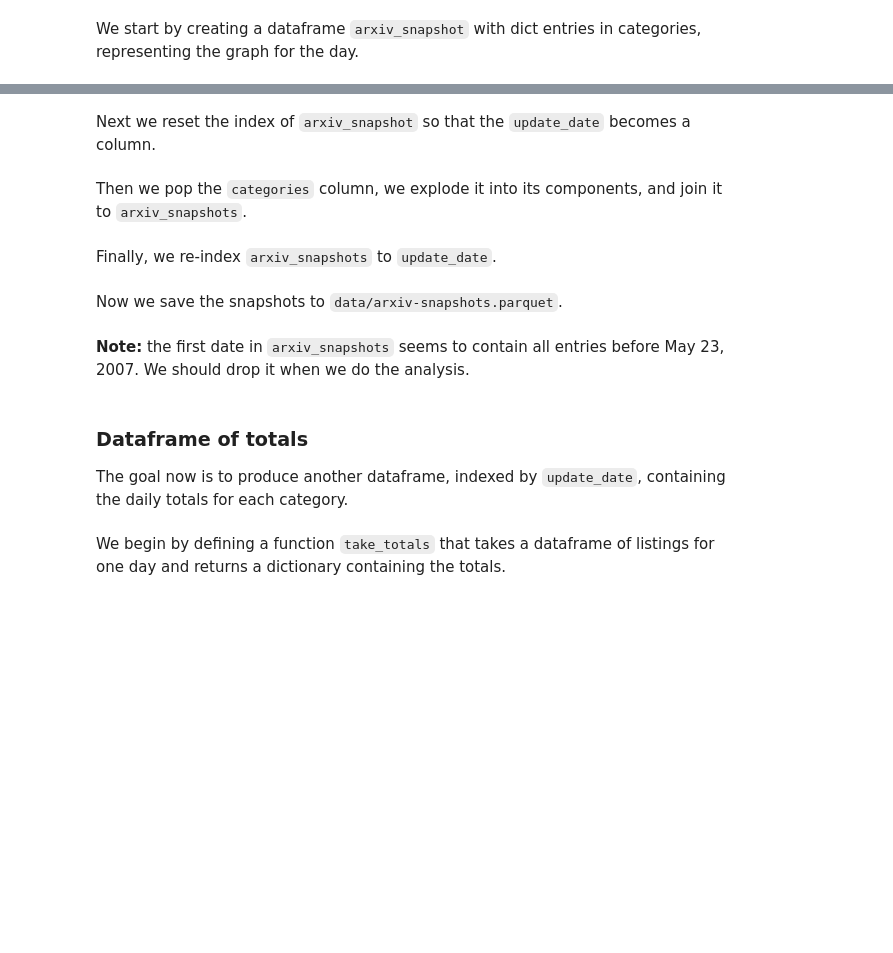
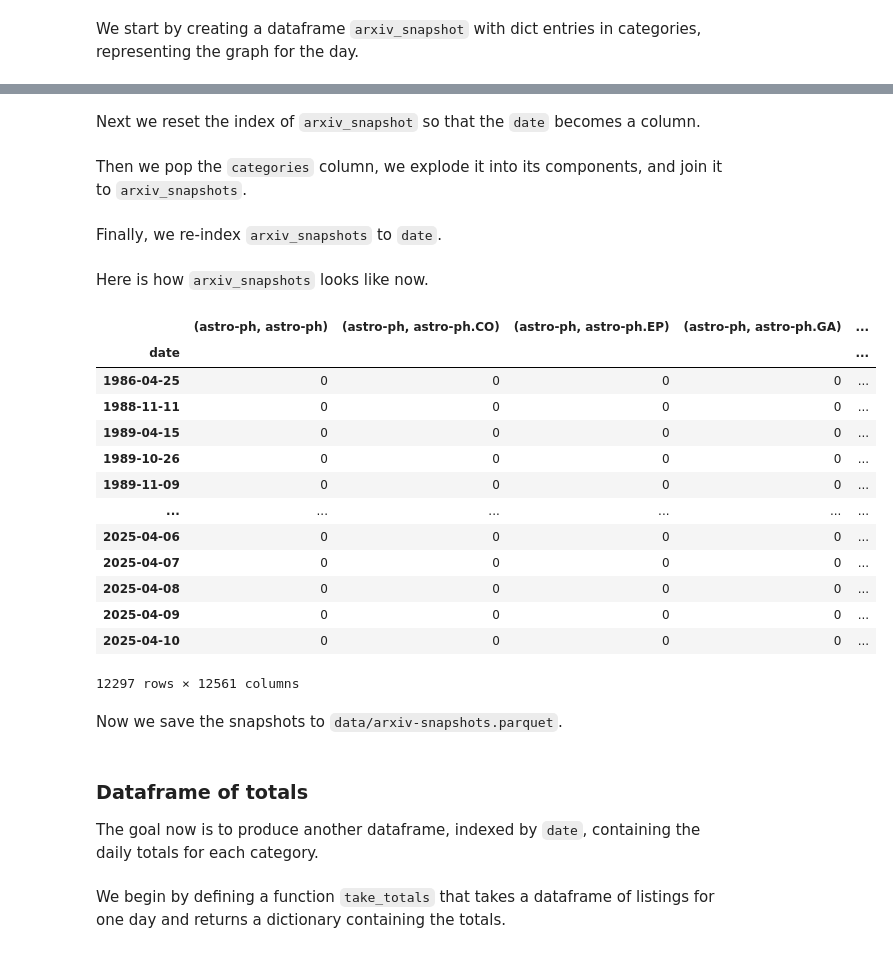
Before and after one commit to albesianor/arxiv-heatmap, a Jupyter notebook: notes/crunching.ipynb, the cells around one changed output, grey strips where cells are left out. Cells and saved outputs as stored; diff of their text form; code cells hidden in the pictures; blank space fills up the shorter version.

```diff
--- a/notes/crunching.ipynb
+++ b/notes/crunching.ipynb
@@ -49,4 +49,4 @@ Now we create a dataframe `arxiv_snapshots` containing the daily snapshots of ar
 # %% [markdown]
 We start by creating a dataframe `arxiv_snapshot` with dict entries in categories, representing the graph for the day.
 # %%
-arxiv_snapshots = arxiv_metadata.drop(columns=['id']).groupby('update_date').agg({'categories': take_snapshot})
+arxiv_snapshots = arxiv_metadata.drop(columns=['id']).groupby('date').agg({'categories': take_snapshot})
@@ -53,5 +72,5 @@ arxiv_snapshots = arxiv_metadata.drop(columns=['id']).groupby('update_date').agg
 # %% [markdown]
-Next we reset the index of `arxiv_snapshot` so that the `update_date` becomes a column.
+Next we reset the index of `arxiv_snapshot` so that the `date` becomes a column.
 # %%
 arxiv_snapshots.reset_index(inplace=True)
 # %% [markdown]
@@ -59,18 +78,35 @@ Then we pop the `categories` column, we explode it into its components, and join
 # %%
 arxiv_snapshots = arxiv_snapshots.join(pd.DataFrame(arxiv_snapshots.pop('categories').tolist()))
 # %% [markdown]
-Finally, we re-index `arxiv_snapshots` to `update_date`.
+Finally, we re-index `arxiv_snapshots` to `date`.
 # %%
-arxiv_snapshots.set_index('update_date', inplace=True)
+arxiv_snapshots.set_index('date', inplace=True)
+# %% [markdown]
+Here is how `arxiv_snapshots` looks like now.
+# %%
+arxiv_snapshots
+# %% [output]
+|  | (astro-ph, astro-ph) | (astro-ph, astro-ph.CO) | (astro-ph, astro-ph.EP) | (astro-ph, astro-ph.GA) | ... |
+| date |  |  |  |  | ... |
+| 1986-04-25 | 0 | 0 | 0 | 0 | ... |
+| 1988-11-11 | 0 | 0 | 0 | 0 | ... |
+| 1989-04-15 | 0 | 0 | 0 | 0 | ... |
+| 1989-10-26 | 0 | 0 | 0 | 0 | ... |
+| 1989-11-09 | 0 | 0 | 0 | 0 | ... |
+| ... | ... | ... | ... | ... | ... |
+| 2025-04-06 | 0 | 0 | 0 | 0 | ... |
+| 2025-04-07 | 0 | 0 | 0 | 0 | ... |
+| 2025-04-08 | 0 | 0 | 0 | 0 | ... |
+| 2025-04-09 | 0 | 0 | 0 | 0 | ... |
+| 2025-04-10 | 0 | 0 | 0 | 0 | ... |
+12297 rows × 12561 columns
 # %% [markdown]
 Now we save the snapshots to `data/arxiv-snapshots.parquet`.
 # %%
 arxiv_snapshots.to_parquet('../data/arxiv-snapshots.parquet')
-# %% [markdown]
-**Note:** the first date in `arxiv_snapshots` seems to contain all entries before May 23, 2007.  We should drop it when we do the analysis.
 # %% [markdown]
 ### Dataframe of totals
-The goal now is to produce another dataframe, indexed by `update_date`, containing the daily totals for each category.
+The goal now is to produce another dataframe, indexed by `date`, containing the daily totals for each category.
 # %% [markdown]
 We begin by defining a function `take_totals` that takes a dataframe of listings for one day and returns a dictionary containing the totals.
 # %%
```
Also changed, not shown: parts of 15 cells of this notebook, 7 other files.
